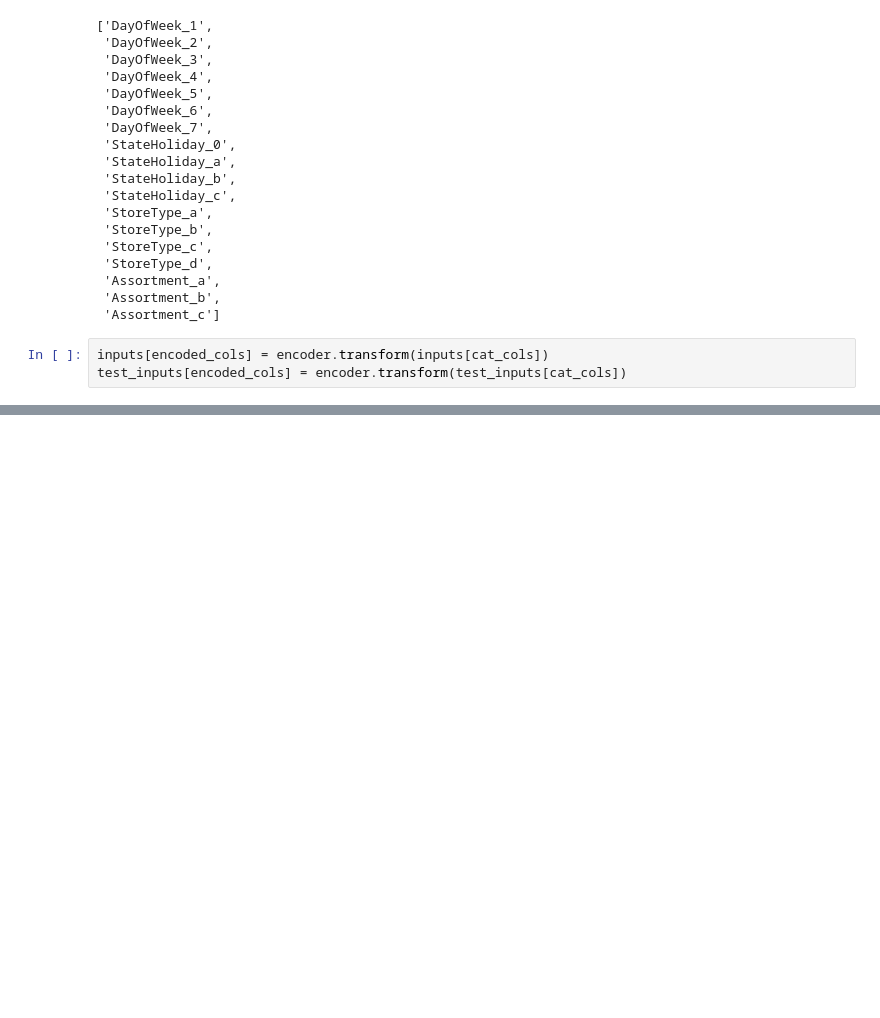
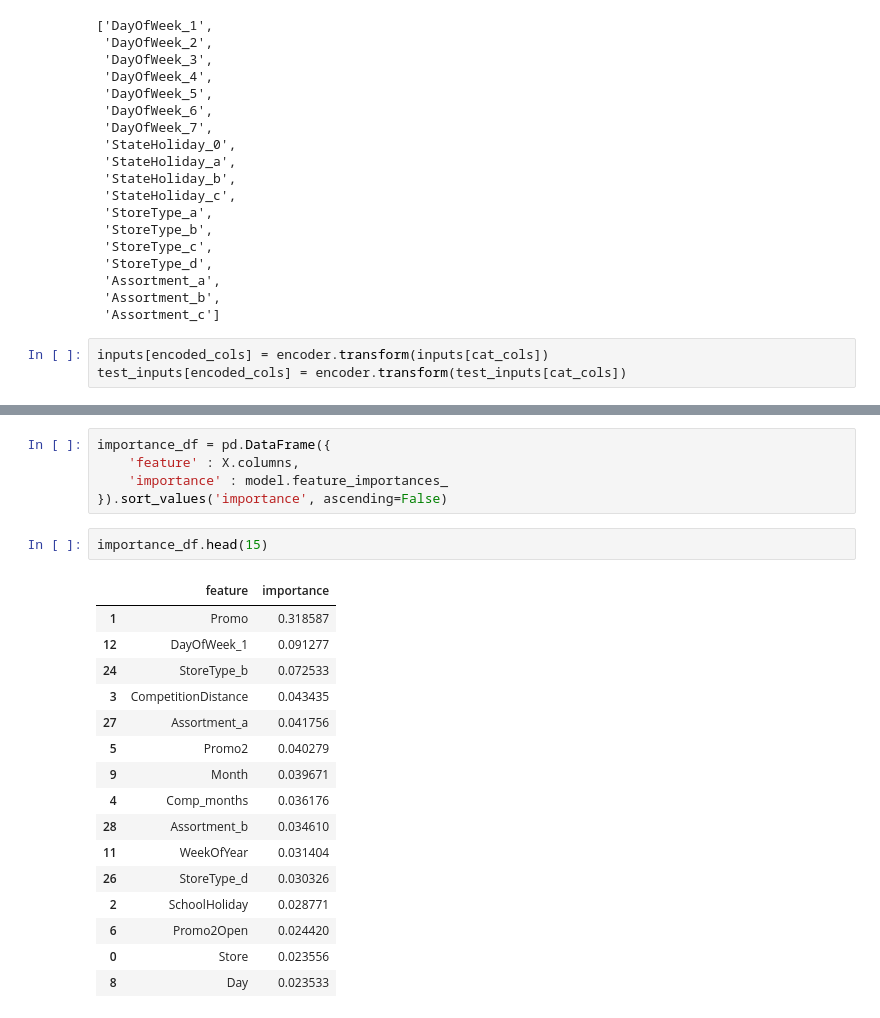
Before and after one commit to Lakshya2907/Sales-Prediction, a Jupyter notebook: Sales_predictor.ipynb, the cells around one changed output, grey strips where cells are left out. Cells and saved outputs as stored; diff of their text form; blank space fills up the shorter version.

```diff
--- a/Sales_predictor.ipynb
+++ b/Sales_predictor.ipynb
@@ -413,0 +512,24 @@ test_inputs[encoded_cols] = encoder.transform(test_inputs[cat_cols])
+# %%
+importance_df = pd.DataFrame({
+    'feature' : X.columns,
+    'importance' : model.feature_importances_
+}).sort_values('importance', ascending=False)
+# %%
+importance_df.head(15)
+# %% [output]
+|  | feature | importance |
+| 1 | Promo | 0.318587 |
+| 12 | DayOfWeek_1 | 0.091277 |
+| 24 | StoreType_b | 0.072533 |
+| 3 | CompetitionDistance | 0.043435 |
+| 27 | Assortment_a | 0.041756 |
+| 5 | Promo2 | 0.040279 |
+| 9 | Month | 0.039671 |
+| 4 | Comp_months | 0.036176 |
+| 28 | Assortment_b | 0.034610 |
+| 11 | WeekOfYear | 0.031404 |
+| 26 | StoreType_d | 0.030326 |
+| 2 | SchoolHoliday | 0.028771 |
+| 6 | Promo2Open | 0.024420 |
+| 0 | Store | 0.023556 |
+| 8 | Day | 0.023533 |
```
Also changed, not shown: parts of 14 cells of this notebook.
